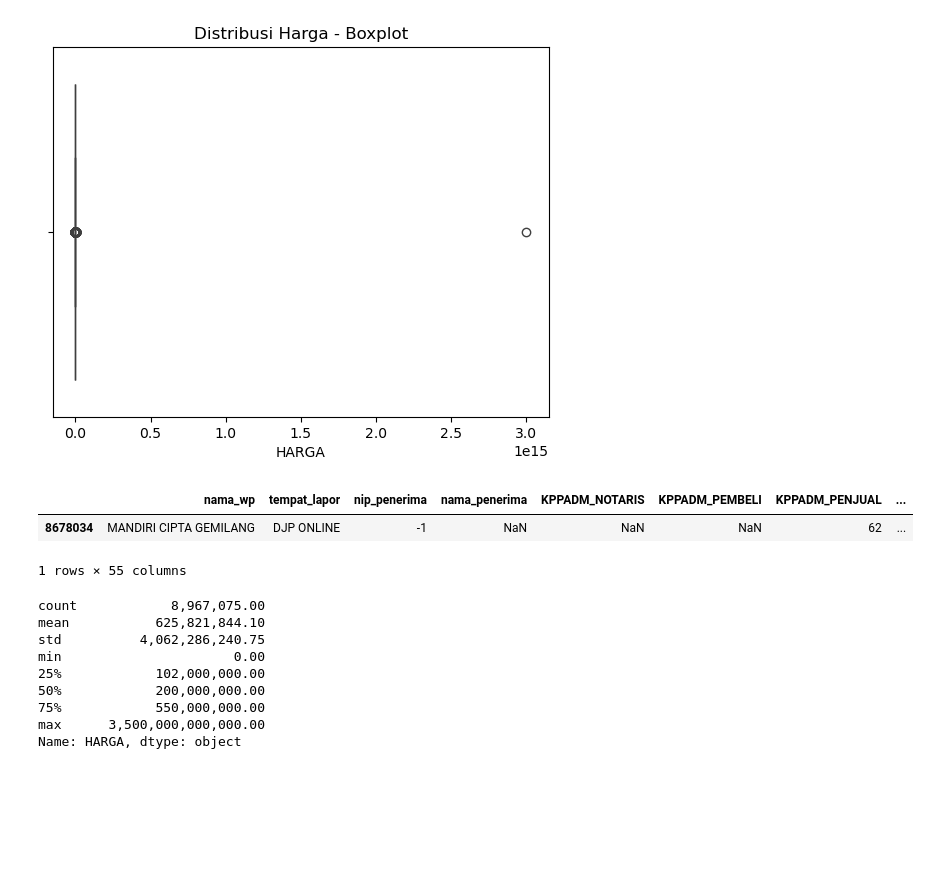
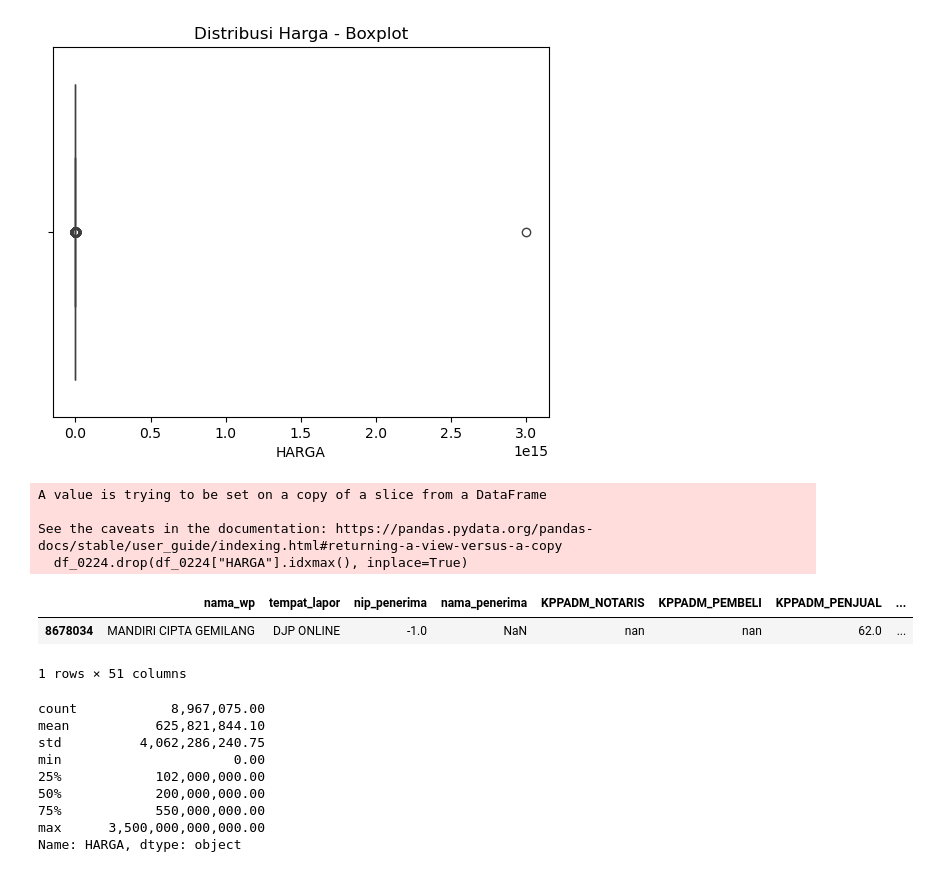
Before and after one commit to gopaspsb/MLFlow, a Jupyter notebook: Kelompok 2_PHTB.ipynb, the cells around one changed output. Saved outputs shown, nothing was run; the diff lists cells and outputs as text; code cells hidden in the pictures; blank space fills up the shorter version.

```diff
--- a/Kelompok 2_PHTB.ipynb
+++ b/Kelompok 2_PHTB.ipynb
@@ -60,0 +106,10 @@ memory usage: 3.3+ GB
+# %%
+# Ubah tipe data kolom yang seharusnya teks namun terbaca sebagai numerik menjadi string
+
+df["KPPADM_NOTARIS"] = df["KPPADM_NOTARIS"].astype(str)
+df["KPPADM_PENJUAL"] = df["KPPADM_PENJUAL"].astype(str)
+df["KPPADM_PEMBELI"] = df["KPPADM_PEMBELI"].astype(str)
+df["KPP_LOKASI_OBJEK"] = df["KPP_LOKASI_OBJEK"].astype(str)
+df["NPWP_NOTARIS"] = df["NPWP_NOTARIS"].astype(str)
+df["NPWP_PENJUAL"] = df["NPWP_PENJUAL"].astype(str)
+df["NPWP_PEMBELI"] = df["NPWP_PEMBELI"].astype(str)
@@ -158,7 +208,7 @@ Name: count, dtype: Int64
 # %%
-# Hapus row data dengan TAHUN_SURAT, TAHUN_TRANSAKSI, atau TAHUN_BAYAR selain tahun 2024 s.d. 2002
+# Hapus row data dengan TAHUN_SURAT, TAHUN_TRANSAKSI, atau TAHUN_BAYAR selain tahun 2002 s.d. 2024
 
-df1 = df[
+df_0224 = df[
     (df["TAHUN_SURAT"].between(2002, 2024)) &
     (df["TAHUN_TRANSAKSI"].between(2002, 2024)) &
     (df["TAHUN_BAYAR"].between(2002, 2024))
@@ -199,17 +249,22 @@ plt.show()
 # %% [output]
 [figure]
 # %%
-# Hapus data Harga Outlier
+# Hapus data Harga Outlier (data max Harga)
 
-df2 = df1.drop(df1["HARGA"].idxmax())
+df_0224.drop(df_0224["HARGA"].idxmax(), inplace=True)
+# %% [output]
+A value is trying to be set on a copy of a slice from a DataFrame
+
+See the caveats in the documentation: https://pandas.pydata.org/pandas-docs/stable/user_guide/indexing.html#returning-a-view-versus-a-copy
+  df_0224.drop(df_0224["HARGA"].idxmax(), inplace=True)
 # %%
 # lihat row data dengan harga tertinggi setelah menghapus max harga dan tampilkan pemisah ribuan
 
-df2[df2["HARGA"] == df2["HARGA"].max()]
+df_0224[df_0224["HARGA"] == df_0224["HARGA"].max()]
 # %% [output]
 |  | nama_wp | tempat_lapor | nip_penerima | nama_penerima | KPPADM_NOTARIS | KPPADM_PEMBELI | KPPADM_PENJUAL | ... |
-| 8678034 | MANDIRI CIPTA GEMILANG | DJP ONLINE | -1 | NaN | NaN | NaN | 62 | ... |
+| 8678034 | MANDIRI CIPTA GEMILANG | DJP ONLINE | -1.0 | NaN | nan | nan | 62.0 | ... |
-1 rows × 55 columns
+1 rows × 51 columns
 # %%
 # Analisis Data setelah menghapus outlier pada kolom HARGA
 
```
Also changed, not shown: parts of 69 cells of this notebook.
